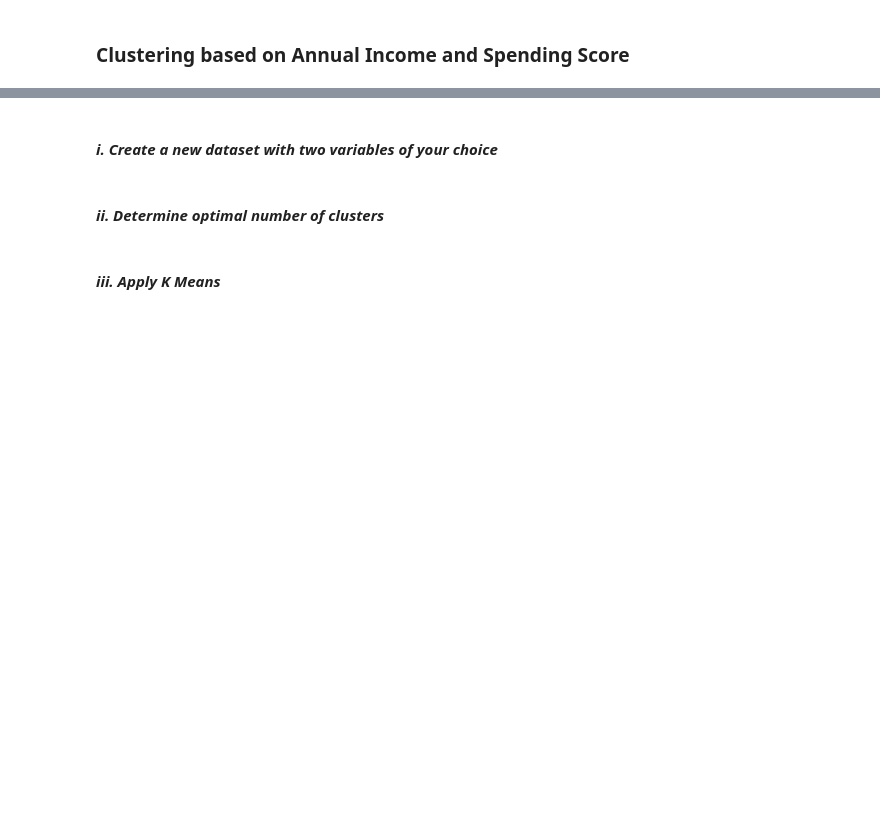
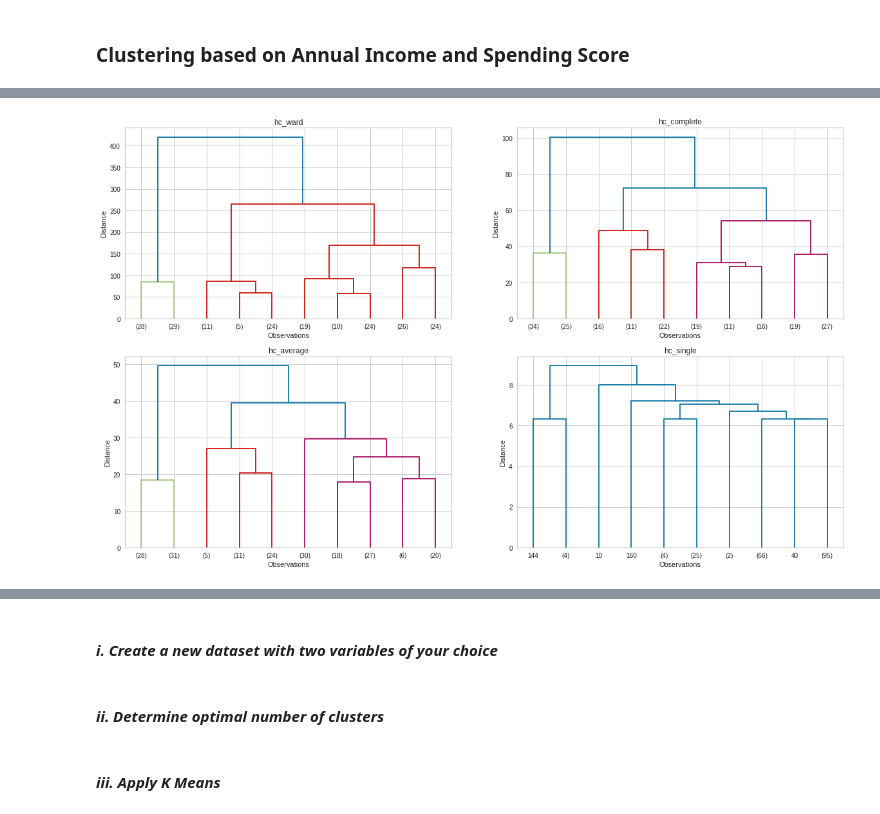
Before and after one commit to simsekibrahim/Cluestering_Analysis_Customers_Segmentation_Project, a Jupyter notebook: Cluestering_Analysis_Customers_Segmentation_Project.ipynb, the cells around one changed output, grey strips where cells are left out. Drawn from its saved outputs; the diff is of its cells as text; code cells hidden in the pictures; blank space fills up the shorter version.

```diff
--- a/Cluestering_Analysis_Customers_Segmentation_Project.ipynb
+++ b/Cluestering_Analysis_Customers_Segmentation_Project.ipynb
@@ -649,3 +750,5 @@ X
 | 198 | 32 | 18 | 0 |
 | 199 | 30 | 83 | 1 |
 200 rows × 3 columns
+# %%
+X['Class'] = X['predicted_clusters'].replace([0,1,2,3], ['En Düşük', 'En Yüksek','Orta-düşük', 'Orta Yüksek'])
@@ -652,2 +787,4 @@ X
 # %% [markdown]
 ### Clustering based on Annual Income and Spending Score
+# %%
+X= X.drop(["Class","predicted_clusters"], axis =1)
@@ -653,0 +807,19 @@ X
+# %%
+linkage_dict = {"hc_ward" : linkage(y = X, method = "ward"),
+                "hc_complete" : linkage(X, "complete"),
+                "hc_average" : linkage(X, "average"),
+                "hc_single" : linkage(X, "single")}
+
+
+plot_list = list(range(221,225))
+
+plt.figure(figsize = (20,12))
+
+for _plot, (title, method) in zip(plot_list, linkage_dict.items()):
+    plt.subplot(_plot)
+    plt.title(title)
+    plt.xlabel("Observations")
+    plt.ylabel("Distance")
+    dendrogram(method,truncate_mode = "lastp", p = 10, leaf_font_size = 10)
+# %% [output]
+[figure, added]
```
Also changed, not shown: parts of 56 cells of this notebook.
